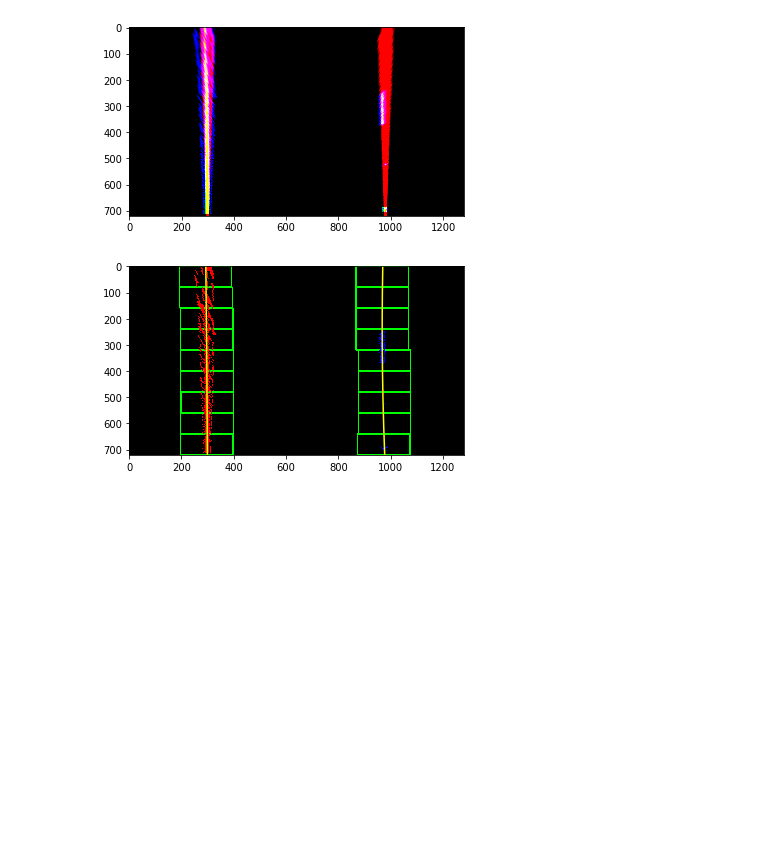
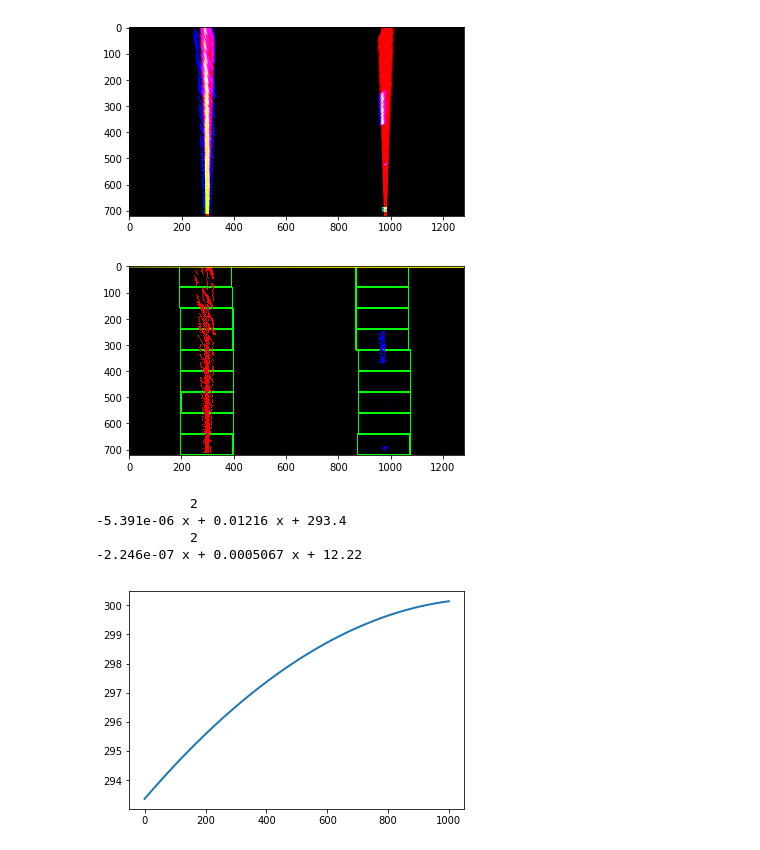
Before and after one commit to frankcarey/CarND-Advanced-Lane-Lines, a Jupyter notebook: assignment.ipynb, the cells around one changed output. Drawn from its saved outputs; the diff is of its cells as text; code cells hidden in the pictures; blank space fills up the shorter version.

```diff
--- a/assignment.ipynb
+++ b/assignment.ipynb
@@ -120,7 +120,10 @@ plt.imshow(warped_img)
 # %%
 
 print(mtx, dist)
-img = cv2.cvtColor(cv2.imread('./test_images/straight_lines1.jpg'), cv2.COLOR_BGR2RGB)
+img = cv2.cvtColor(cv2.imread('./test_images/straight_lines1.jpg'), cv2.COLOR_BGR2RGB) / 255.
+img = cv2.cvtColor(img, cv2.COLOR_RGB2HLS_FULL)
+print(np.max(img))
+print(img)
 img2 = cv2.undistort(img, mtx, dist)
 plt.imshow(img)
 plt.show()
@@ -230,7 +232,7 @@ def draw_lines(img, lines, color=[255, 0, 0], thickness=4):
 def pipeline(img, s_thresh=(180, 255), sx_thresh=(25, 255)):
     img = np.copy(img)
     # Convert to HLS color
-    hls = cv2.cvtColor(img, cv2.COLOR_RGB2HLS).astype(np.float)
+    hls = cv2.cvtColor(img, cv2.COLOR_RGB2HLS_FULL).astype(np.float)
     s_channel = hls[:,:,2]
     # Sobel x
     sobelx = cv2.Sobel(s_channel, cv2.CV_64F, 1, 0) # Take the derivative in x
@@ -348,35 +350,41 @@ def find_lanes(binary_warped):
     righty = nonzeroy[right_lane_inds]
 
     # Fit a second order polynomial to each
-    left_fit = np.polyfit(lefty, leftx, 2)
-    right_fit = np.polyfit(righty, rightx, 2)
+    left_fit = np.poly1d(np.polyfit(lefty, leftx, 2))
+    right_fit = np.poly1d(np.polyfit(righty, rightx, 2))
 
     if True:
         # Generate x and y values for plotting
         ploty = np.linspace(0, binary_warped.shape[0]-1, binary_warped.shape[0] )
         left_fitx = left_fit[0]*ploty**2 + left_fit[1]*ploty + left_fit[2]
         right_fitx = right_fit[0]*ploty**2 + right_fit[1]*ploty + right_fit[2]
 
         out_img[nonzeroy[left_lane_inds], nonzerox[left_lane_inds]] = [1., 0, 0]
         out_img[nonzeroy[right_lane_inds], nonzerox[right_lane_inds]] = [0, 0, 1.]
         plt.imshow(out_img)
         plt.plot(left_fitx, ploty, color='yellow')
         plt.plot(right_fitx, ploty, color='yellow')
         plt.xlim(0, 1280)
         plt.ylim(720, 0)
         plt.show()
 
     return left_fit, right_fit
 
 def get_lanes_binary(img):
     img_binary = np.zeros_like(img[:,:,0])
     img_binary[(img[:,:,1] == 1.) | (img[:,:,2] == 1.)] = 1.
     return img_binary
 
 bw = get_lanes_binary(warped)
 #plt.imshow(bw)
 #plt.show()
 
-lanes = find_lanes(bw)
+left_lane_p, right_lane_p = find_lanes(bw)
+left_lane_curve = get_curve(left_lane_p)
 # %% [output]
-[figure, old version]
+[figure, new version]
+            2
+-5.391e-06 x + 0.01216 x + 293.4
+            2
+-2.246e-07 x + 0.0005067 x + 12.22
+[figure, added]
```
Also changed, not shown: parts of 4 cells of this notebook.
